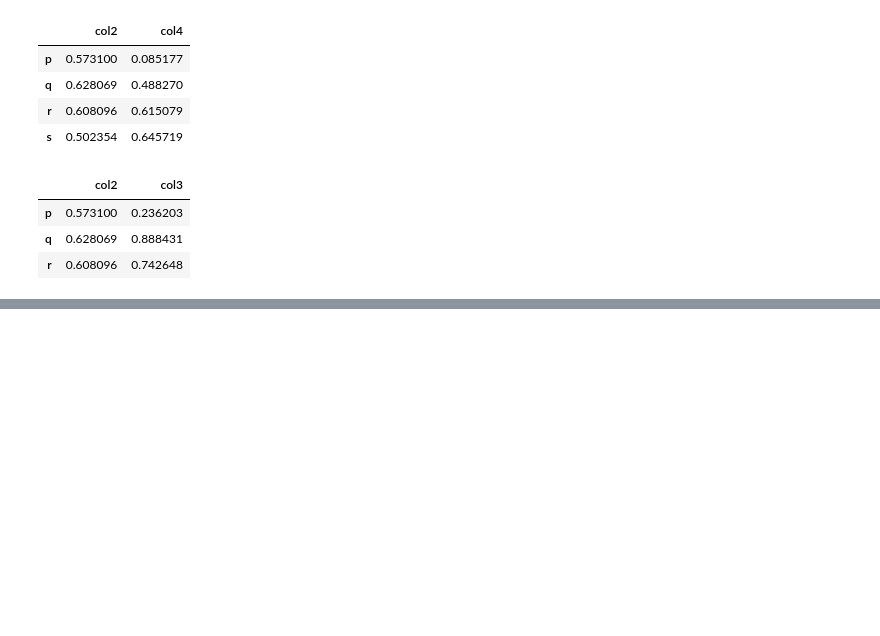
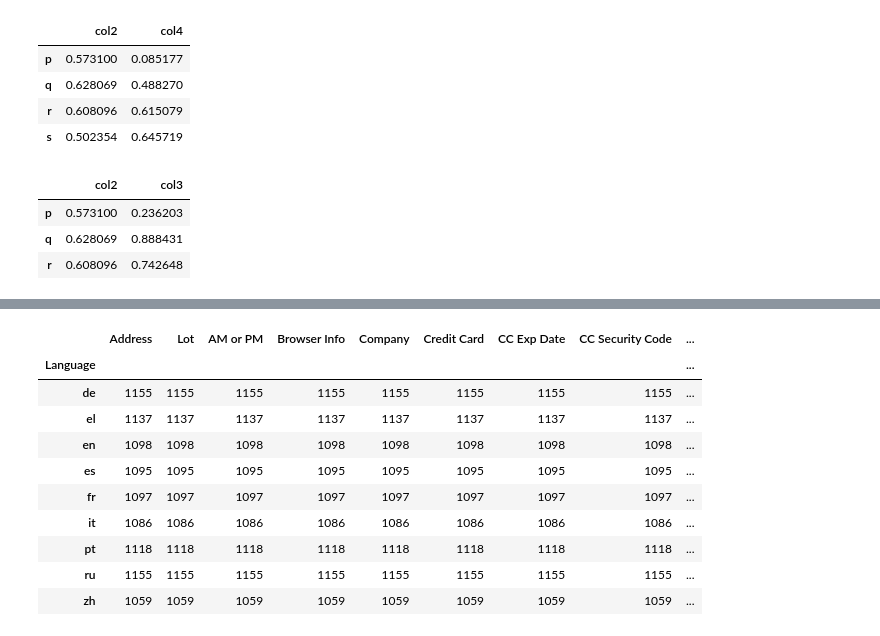
Before and after one commit to amandeepsinghjagde/pythonBasic, a Jupyter notebook: Pandas.ipynb, the cells around one changed output, grey strips where cells are left out. Cells and saved outputs as stored; diff of their text form; code cells hidden in the pictures; blank space fills up the shorter version.

```diff
--- a/Pandas.ipynb
+++ b/Pandas.ipynb
@@ -167,0 +293,2 @@ NameError: name 'iloc' is not defined
+# %%
+df = pd.read_csv("/Users/amandeep/Downloads/Ecommerce Purchases")
@@ -167,0 +358,16 @@ NameError: name 'iloc' is not defined
+# %%
+gp = df.groupby("Language")
+# %%
+gp.count()
+# %% [output]
+|  | Address | Lot | AM or PM | Browser Info | Company | Credit Card | CC Exp Date | CC Security Code | ... |
+| Language |  |  |  |  |  |  |  |  | ... |
+| de | 1155 | 1155 | 1155 | 1155 | 1155 | 1155 | 1155 | 1155 | ... |
+| el | 1137 | 1137 | 1137 | 1137 | 1137 | 1137 | 1137 | 1137 | ... |
+| en | 1098 | 1098 | 1098 | 1098 | 1098 | 1098 | 1098 | 1098 | ... |
+| es | 1095 | 1095 | 1095 | 1095 | 1095 | 1095 | 1095 | 1095 | ... |
+| fr | 1097 | 1097 | 1097 | 1097 | 1097 | 1097 | 1097 | 1097 | ... |
+| it | 1086 | 1086 | 1086 | 1086 | 1086 | 1086 | 1086 | 1086 | ... |
+| pt | 1118 | 1118 | 1118 | 1118 | 1118 | 1118 | 1118 | 1118 | ... |
+| ru | 1155 | 1155 | 1155 | 1155 | 1155 | 1155 | 1155 | 1155 | ... |
+| zh | 1059 | 1059 | 1059 | 1059 | 1059 | 1059 | 1059 | 1059 | ... |
```
Also changed, not shown: parts of 34 cells of this notebook.
